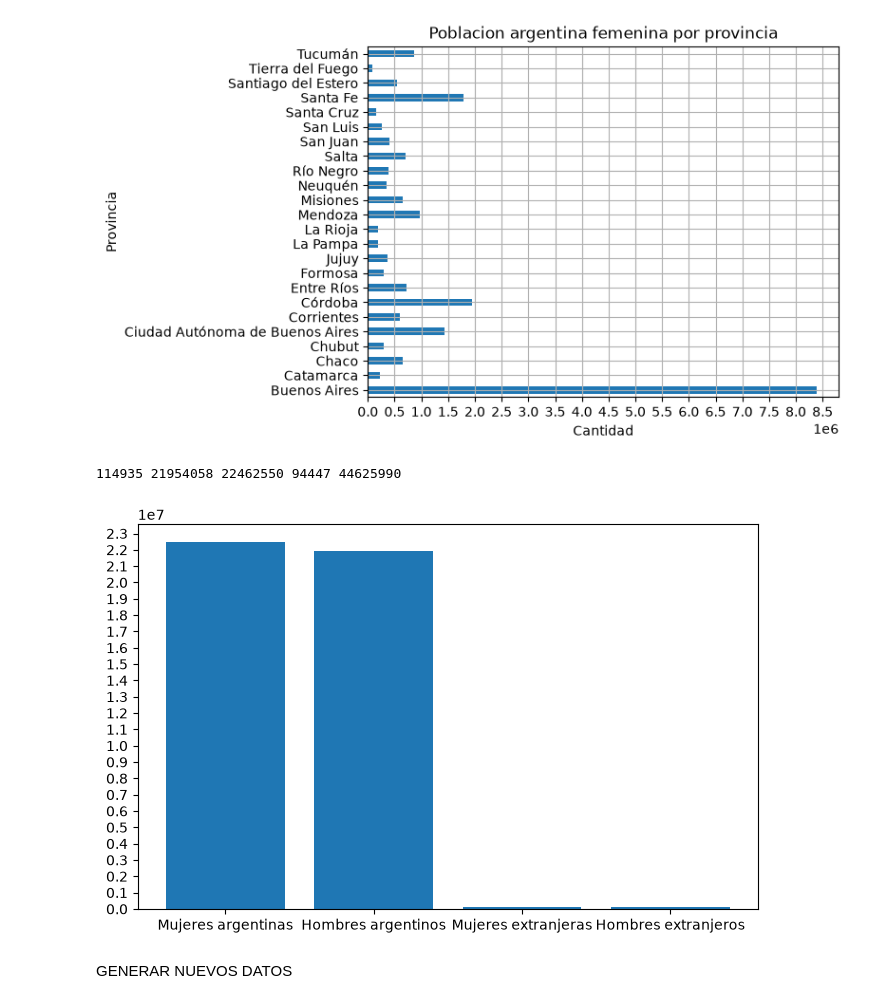
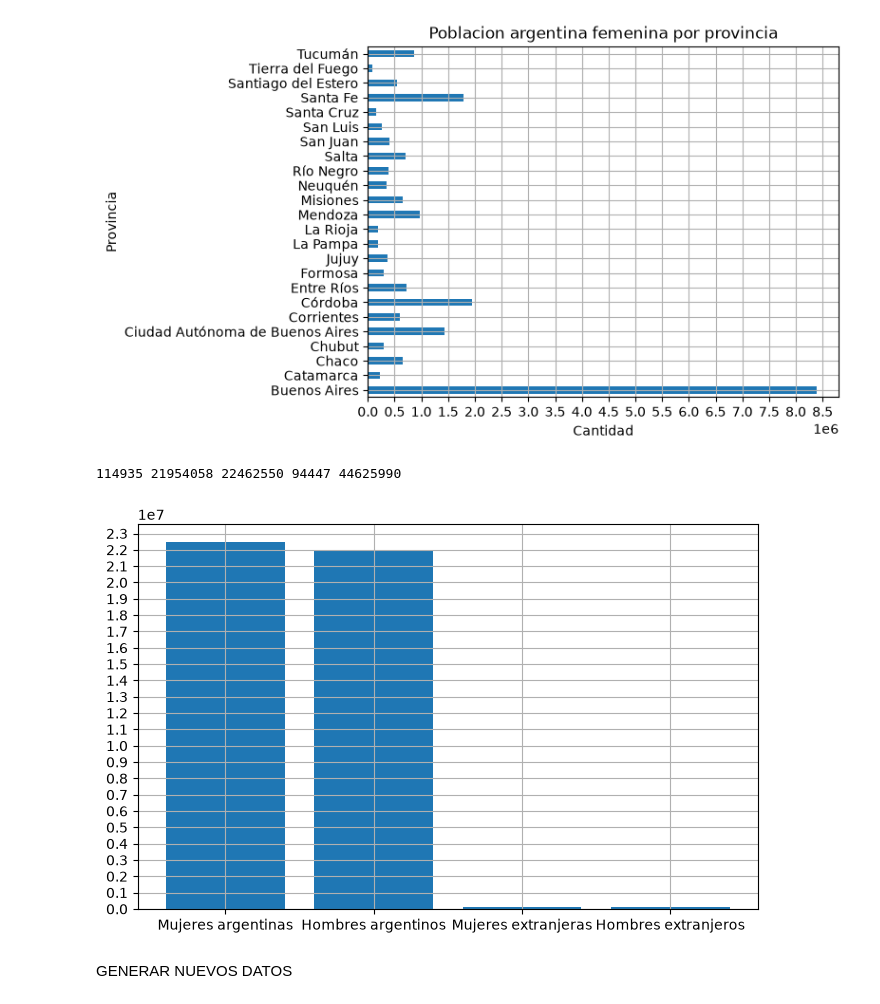
Before and after one commit to TomasVerniano/ANALISIS_POBLACION_ARGENTINA_AED, a Jupyter notebook: poblacion.ipynb, the cells around one changed output. Drawn from its saved outputs; the diff is of its cells as text; code cells hidden in the pictures.

```diff
--- a/poblacion.ipynb
+++ b/poblacion.ipynb
@@ -192,28 +192,29 @@ poblacion_no_extranjera_provincia_f.plot(kind='barh', xlabel='Cantidad', xticks=
 # %%
 total_mujeres_argentinas = poblacion_no_extranjera_provincia_f.sum()
 total_hombres_argentinos = poblacion_no_extranjera_provincia_m.sum()
 total_mujeres_extranjeras = poblacion_extranjera_provincia_f.sum()
 total_hombres_extranjeros = poblacion_extranjera_provincia_m.sum()
 
 totales = [total_mujeres_argentinas, total_hombres_argentinos, total_mujeres_extranjeras, total_hombres_extranjeros]
 nombres = ['Mujeres argentinas', 'Hombres argentinos', 'Mujeres extranjeras', 'Hombres extranjeros']
 
 totales.sort(reverse=True)
 
 total = total_mujeres_argentinas + total_hombres_extranjeros + total_hombres_argentinos + total_mujeres_extranjeras
 
 val_max = totales[0]
 
 paso = 1000000
 
 plt.figure(figsize=(8,5))
 plt.yticks(range(0, val_max + paso, paso))
 plt.bar(nombres, totales)
+plt.grid(True)
 
 print(total_mujeres_extranjeras, total_hombres_argentinos, total_mujeres_argentinas,total_hombres_extranjeros, total)
 # %% [output]
 114935 21954058 22462550 94447 44625990
-[figure, old version]
+[figure, new version]
 # %% [markdown]
 GENERAR NUEVOS DATOS
 # %%
```
Also changed, not shown: 6 other files.
